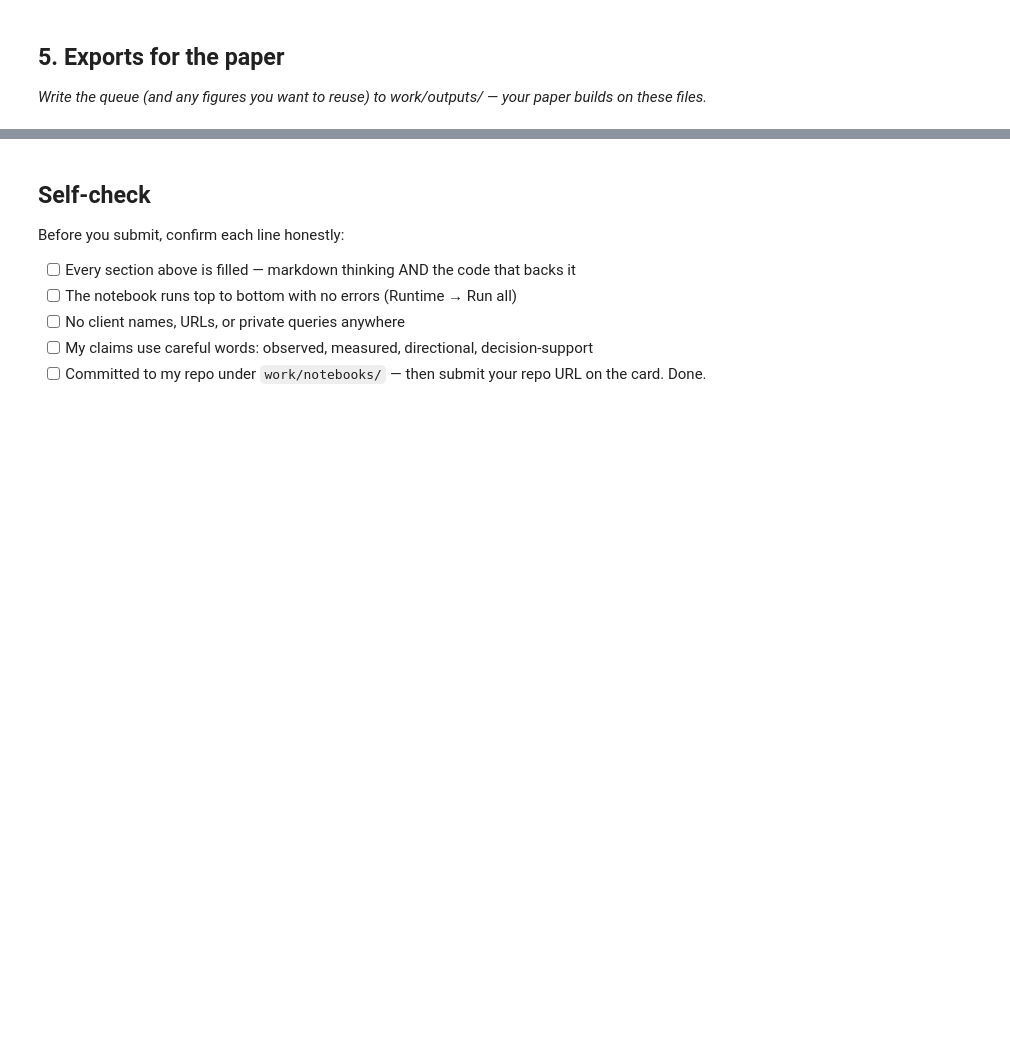
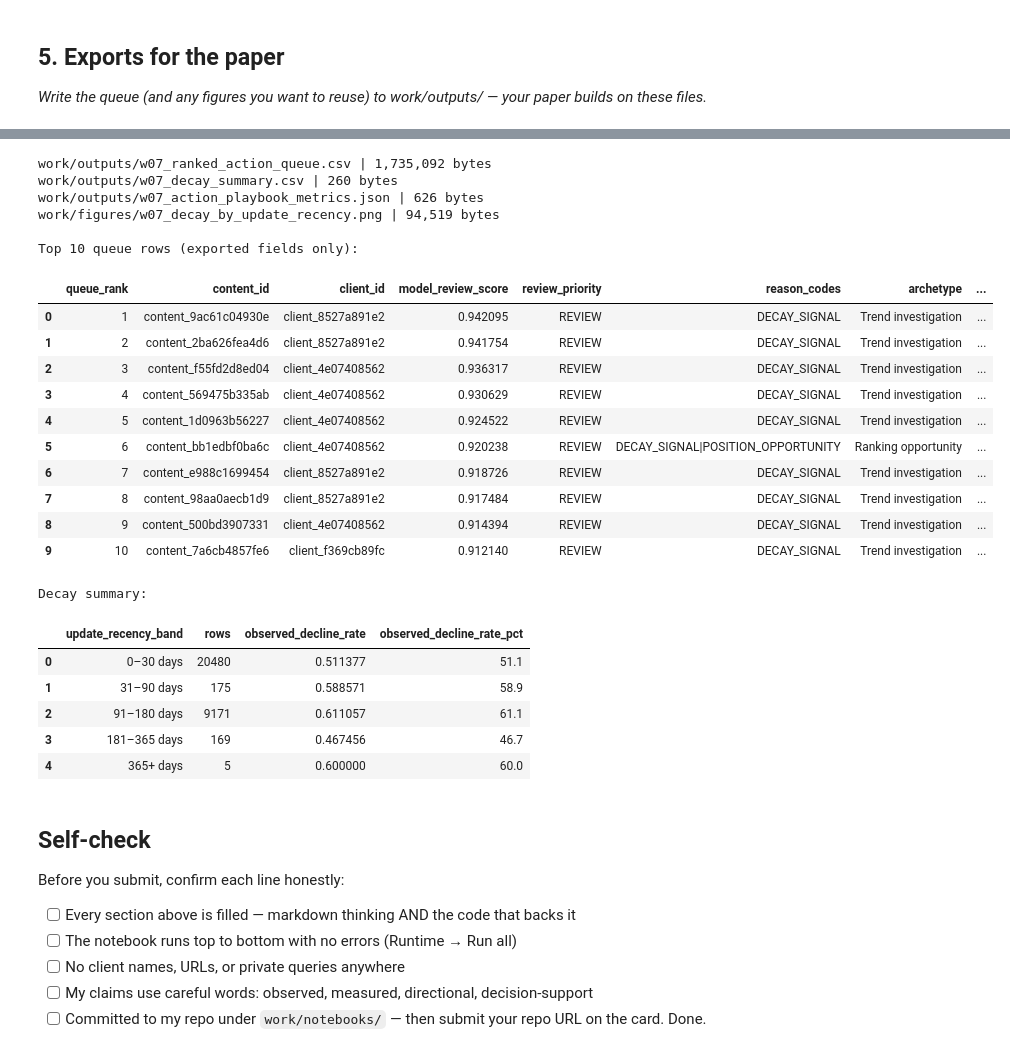
Before and after one commit to Kifayat-Sayed/flyrank-ml-internship1, a Jupyter notebook: work/notebooks/w07_action_playbook.ipynb, the cells around one changed output, grey strips where cells are left out. Saved outputs shown, nothing was run; the diff lists cells and outputs as text; code cells hidden in the pictures; blank space fills up the shorter version.

```diff
--- a/work/notebooks/w07_action_playbook.ipynb
+++ b/work/notebooks/w07_action_playbook.ipynb
@@ -44,3 +605,73 @@ This skeleton is yours to fill. Work the sections **in order** — each one has
+# %%
+
+from pathlib import Path
+import json
+import pandas as pd
+
+# Define output directories
+OUTPUT_DIR = Path("work/outputs")
+FIGURE_DIR = Path("work/figures")
+
+OUTPUT_DIR.mkdir(parents=True, exist_ok=True)
+FIGURE_DIR.mkdir(parents=True, exist_ok=True)
+
+# Save generated artifacts
+queue_path = OUTPUT_DIR / "w07_ranked_action_queue.csv"
+decay_path = OUTPUT_DIR / "w07_decay_summary.csv"
+metrics_path = OUTPUT_DIR / "w07_action_playbook_metrics.json"
+
+decay_fig_path = FIGURE_DIR / "w07_decay_by_update_recency.png"
+
+action_queue.to_csv(queue_path, index=False)
+decay_summary.to_csv(decay_path, index=False)
+
+with open(metrics_path, "w", encoding="utf-8") as f:
+    json.dump(metrics, f, indent=2, default=str)
+
+# Reload and validate exported artifacts
+saved_queue = pd.read_csv(queue_path)
+saved_decay = pd.read_csv(decay_path)
+
+assert len(saved_queue) == len(action_queue), "Queue row count changed during export."
+assert "is_declining_label" not in saved_queue.columns
+assert "trend_direction" not in saved_queue.columns
+assert "trend_pct" not in saved_queue.columns
+assert metrics["grouped_client_overlap"] == 0, "Client leakage detected."
+
+for path in [queue_path, decay_path, metrics_path, decay_fig_path]:
+    assert path.is_file(), f"Expected artifact is missing: {path}"
+    print(f"{path} | {path.stat().st_size:,} bytes")
+
+print("\nTop 10 queue rows (exported fields only):")
+display(saved_queue.head(10))
+
+print("\nDecay summary:")
+display(saved_decay)
+# %% [output]
+work/outputs/w07_ranked_action_queue.csv | 1,735,092 bytes
+work/outputs/w07_decay_summary.csv | 260 bytes
+work/outputs/w07_action_playbook_metrics.json | 626 bytes
+work/figures/w07_decay_by_update_recency.png | 94,519 bytes
+
+Top 10 queue rows (exported fields only):
+|  | queue_rank | content_id | client_id | model_review_score | review_priority | reason_codes | archetype | ... |
+| 0 | 1 | content_9ac61c04930e | client_8527a891e2 | 0.942095 | REVIEW | DECAY_SIGNAL | Trend investigation | ... |
+| 1 | 2 | content_2ba626fea4d6 | client_8527a891e2 | 0.941754 | REVIEW | DECAY_SIGNAL | Trend investigation | ... |
+| 2 | 3 | content_f55fd2d8ed04 | client_4e07408562 | 0.936317 | REVIEW | DECAY_SIGNAL | Trend investigation | ... |
+| 3 | 4 | content_569475b335ab | client_4e07408562 | 0.930629 | REVIEW | DECAY_SIGNAL | Trend investigation | ... |
+| 4 | 5 | content_1d0963b56227 | client_4e07408562 | 0.924522 | REVIEW | DECAY_SIGNAL | Trend investigation | ... |
+| 5 | 6 | content_bb1edbf0ba6c | client_4e07408562 | 0.920238 | REVIEW | DECAY_SIGNAL|POSITION_OPPORTUNITY | Ranking opportunity | ... |
+| 6 | 7 | content_e988c1699454 | client_8527a891e2 | 0.918726 | REVIEW | DECAY_SIGNAL | Trend investigation | ... |
+| 7 | 8 | content_98aa0aecb1d9 | client_8527a891e2 | 0.917484 | REVIEW | DECAY_SIGNAL | Trend investigation | ... |
+| 8 | 9 | content_500bd3907331 | client_4e07408562 | 0.914394 | REVIEW | DECAY_SIGNAL | Trend investigation | ... |
+| 9 | 10 | content_7a6cb4857fe6 | client_f369cb89fc | 0.912140 | REVIEW | DECAY_SIGNAL | Trend investigation | ... |
+Decay summary:
+|  | update_recency_band | rows | observed_decline_rate | observed_decline_rate_pct |
+| 0 | 0–30 days | 20480 | 0.511377 | 51.1 |
+| 1 | 31–90 days | 175 | 0.588571 | 58.9 |
+| 2 | 91–180 days | 9171 | 0.611057 | 61.1 |
+| 3 | 181–365 days | 169 | 0.467456 | 46.7 |
+| 4 | 365+ days | 5 | 0.600000 | 60.0 |
 # %% [markdown]
 ## Self-check
 
```
Also changed, not shown: parts of 23 cells of this notebook.
